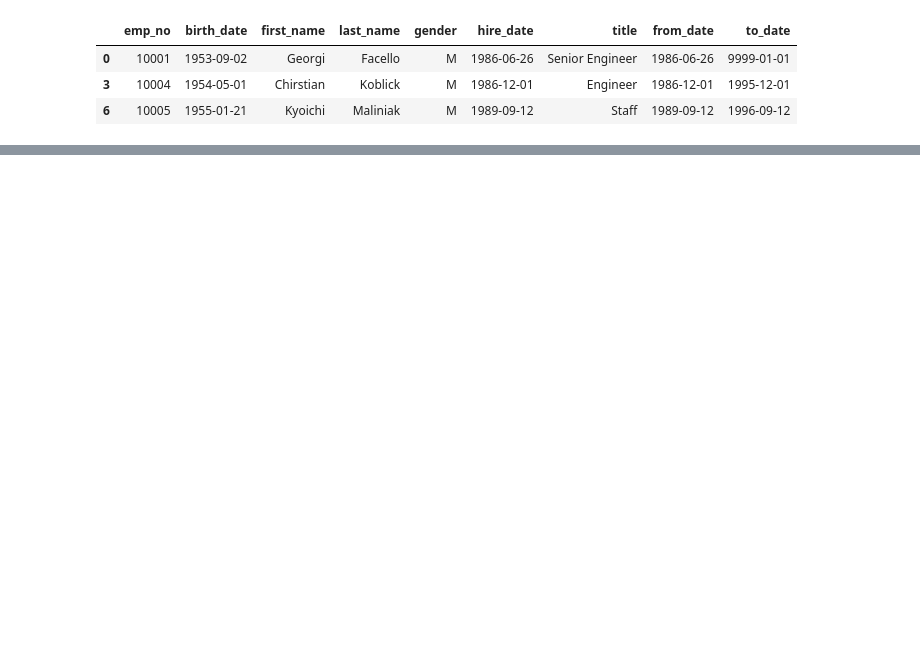
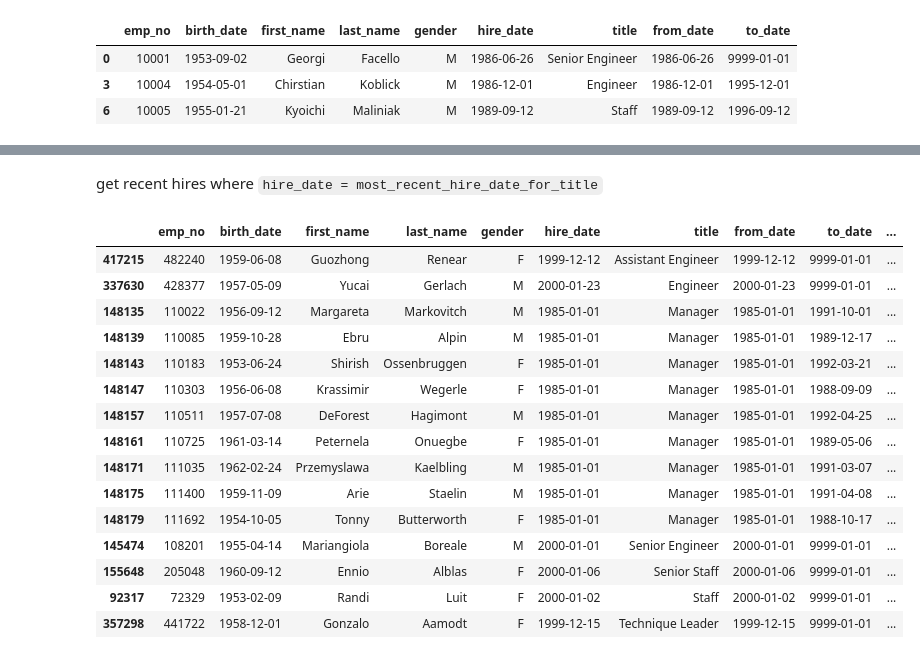
Before and after one commit to martin-reyes/3_numpy-pandas-visualization-exercises, a Jupyter notebook: 4_advanced_dataframes.ipynb, the cells around one changed output, grey strips where cells are left out. Drawn from its saved outputs; the diff is of its cells as text; code cells hidden in the pictures; blank space fills up the shorter version.

```diff
--- a/4_advanced_dataframes.ipynb
+++ b/4_advanced_dataframes.ipynb
@@ -502,0 +525,4 @@ ValueError: ('Lengths must match to compare', (7,), (2,))
+# %%
+max_hr_dt = e_t_df.groupby('title')['hire_date'].transform('max')
+e_t_df['most_recent_hire_date_for_title'] = max_hr_dt
+e_t_df.head()
@@ -502,0 +536,22 @@ ValueError: ('Lengths must match to compare', (7,), (2,))
+# %% [markdown]
+get recent hires where `hire_date = most_recent_hire_date_for_title`
+# %%
+recent_hires_df = e_t_df[e_t_df['hire_date'] == e_t_df['most_recent_hire_date_for_title']]
+recent_hires_df.sort_values('title')
+# %% [output]
+|  | emp_no | birth_date | first_name | last_name | gender | hire_date | title | from_date | to_date | ... |
+| 417215 | 482240 | 1959-06-08 | Guozhong | Renear | F | 1999-12-12 | Assistant Engineer | 1999-12-12 | 9999-01-01 | ... |
+| 337630 | 428377 | 1957-05-09 | Yucai | Gerlach | M | 2000-01-23 | Engineer | 2000-01-23 | 9999-01-01 | ... |
+| 148135 | 110022 | 1956-09-12 | Margareta | Markovitch | M | 1985-01-01 | Manager | 1985-01-01 | 1991-10-01 | ... |
+| 148139 | 110085 | 1959-10-28 | Ebru | Alpin | M | 1985-01-01 | Manager | 1985-01-01 | 1989-12-17 | ... |
+| 148143 | 110183 | 1953-06-24 | Shirish | Ossenbruggen | F | 1985-01-01 | Manager | 1985-01-01 | 1992-03-21 | ... |
+| 148147 | 110303 | 1956-06-08 | Krassimir | Wegerle | F | 1985-01-01 | Manager | 1985-01-01 | 1988-09-09 | ... |
+| 148157 | 110511 | 1957-07-08 | DeForest | Hagimont | M | 1985-01-01 | Manager | 1985-01-01 | 1992-04-25 | ... |
+| 148161 | 110725 | 1961-03-14 | Peternela | Onuegbe | F | 1985-01-01 | Manager | 1985-01-01 | 1989-05-06 | ... |
+| 148171 | 111035 | 1962-02-24 | Przemyslawa | Kaelbling | M | 1985-01-01 | Manager | 1985-01-01 | 1991-03-07 | ... |
+| 148175 | 111400 | 1959-11-09 | Arie | Staelin | M | 1985-01-01 | Manager | 1985-01-01 | 1991-04-08 | ... |
+| 148179 | 111692 | 1954-10-05 | Tonny | Butterworth | F | 1985-01-01 | Manager | 1985-01-01 | 1988-10-17 | ... |
+| 145474 | 108201 | 1955-04-14 | Mariangiola | Boreale | M | 2000-01-01 | Senior Engineer | 2000-01-01 | 9999-01-01 | ... |
+| 155648 | 205048 | 1960-09-12 | Ennio | Alblas | F | 2000-01-06 | Senior Staff | 2000-01-06 | 9999-01-01 | ... |
+| 92317 | 72329 | 1953-02-09 | Randi | Luit | F | 2000-01-02 | Staff | 2000-01-02 | 9999-01-01 | ... |
+| 357298 | 441722 | 1958-12-01 | Gonzalo | Aamodt | F | 1999-12-15 | Technique Leader | 1999-12-15 | 9999-01-01 | ... |
```
Also changed, not shown: parts of 18 cells of this notebook, 4 other files.
